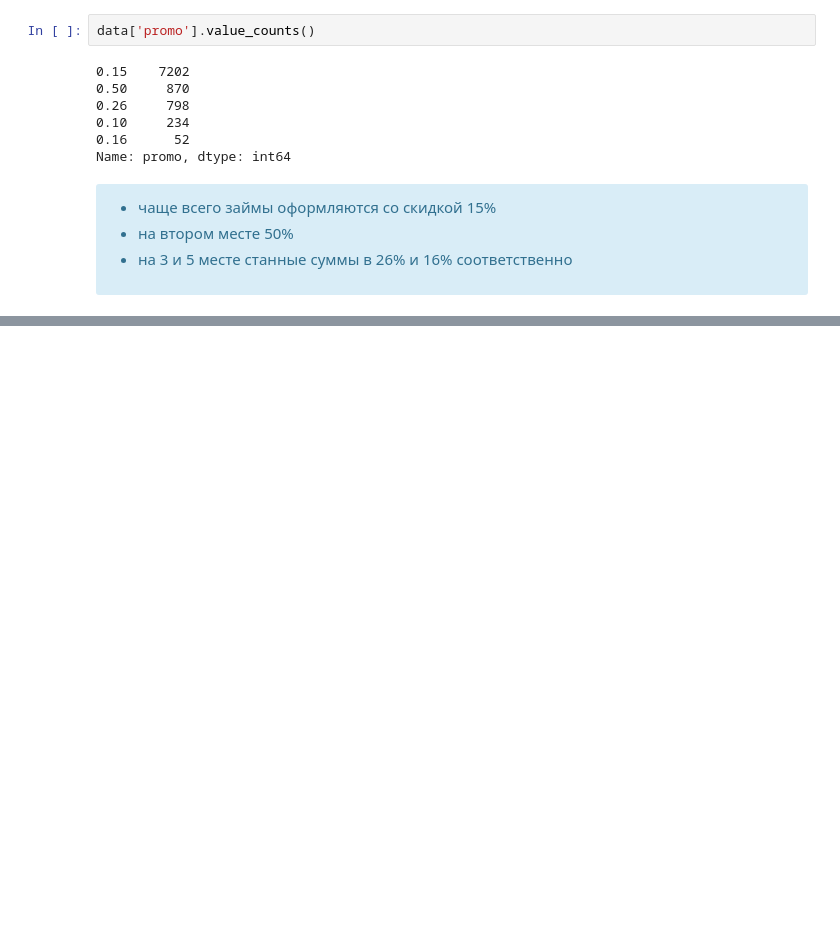
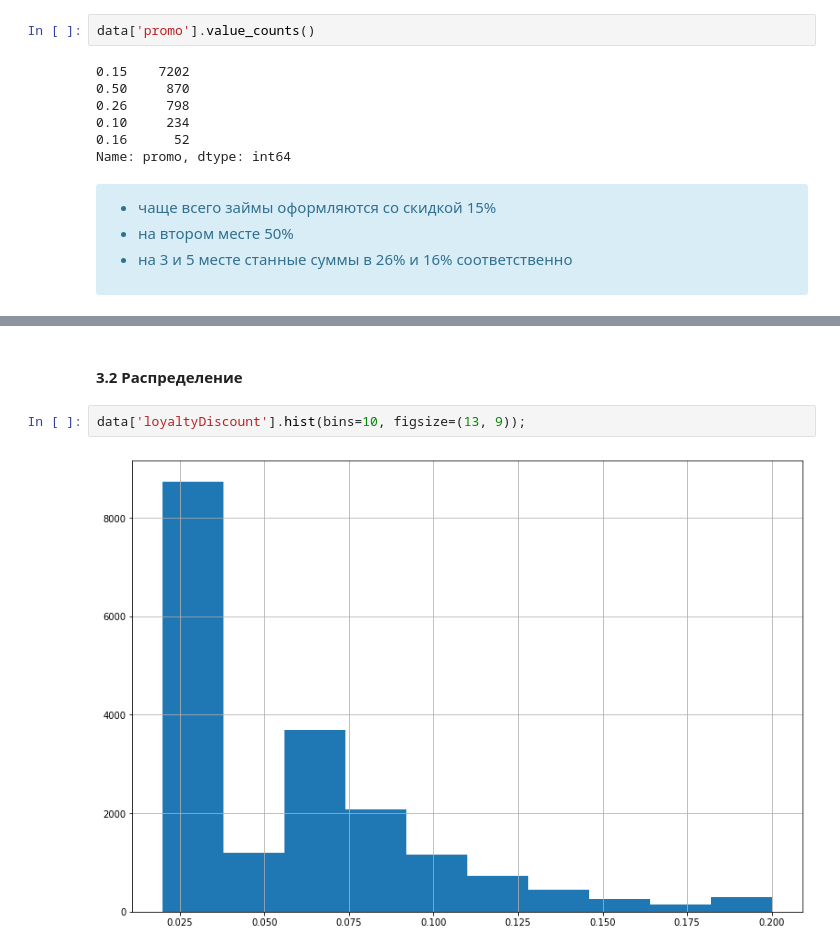
Before and after one commit to g0vn0c0d3r/da, a Jupyter notebook: LIME/loyalty_program.ipynb, the cells around one changed output, grey strips where cells are left out. Saved outputs shown, nothing was run; the diff lists cells and outputs as text; blank space fills up the shorter version.

```diff
--- a/LIME/loyalty_program.ipynb
+++ b/LIME/loyalty_program.ipynb
@@ -146,0 +243,6 @@ promo.head()
+# %% [markdown]
+#### 3.2 Распределение
+# %%
+data['loyaltyDiscount'].hist(bins=10, figsize=(13, 9));
+# %% [output]
+[figure, added]
```
Also changed, not shown: parts of 33 cells of this notebook, 1 other file.
